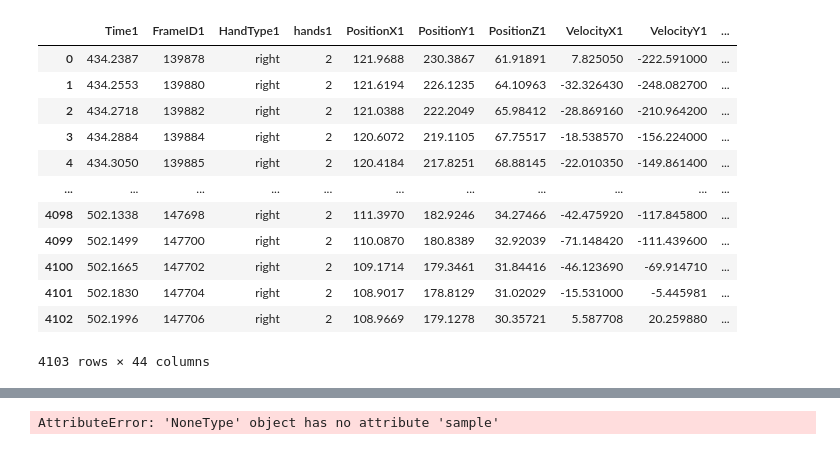
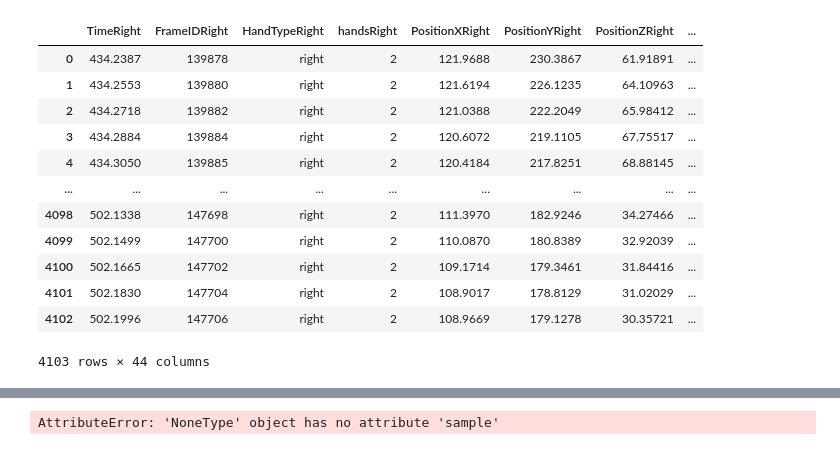
Before and after one commit to noamya-sh/Final-project-SemesterB, a Jupyter notebook: Hands-state.ipynb, the cells around one changed output, grey strips where cells are left out. Cells and saved outputs as stored; diff of their text form; code cells hidden in the pictures.

```diff
--- a/Hands-state.ipynb
+++ b/Hands-state.ipynb
@@ -27,22 +115,22 @@ df=df[df.Time> x+7]
-# %%
-# for i in df.iloc[:, 1]:
-
-df_right=df[df.iloc[:, 2]=='right'].reset_index(drop=True)
-df_left=df[df.iloc[:, 2]=='left'].reset_index(drop=True)
-df2=pd.merge(df_right, df_left, left_index=True, right_index=True)
-df2.columns=[c.replace('_x', '1').replace('_y', '2') for c in df2.columns]
-df2
-# %% [output]
-|  | Time1 | FrameID1 | HandType1 | hands1 | PositionX1 | PositionY1 | PositionZ1 | VelocityX1 | VelocityY1 | ... |
-| 0 | 434.2387 | 139878 | right | 2 | 121.9688 | 230.3867 | 61.91891 | 7.825050 | -222.591000 | ... |
-| 1 | 434.2553 | 139880 | right | 2 | 121.6194 | 226.1235 | 64.10963 | -32.326430 | -248.082700 | ... |
-| 2 | 434.2718 | 139882 | right | 2 | 121.0388 | 222.2049 | 65.98412 | -28.869160 | -210.964200 | ... |
-| 3 | 434.2884 | 139884 | right | 2 | 120.6072 | 219.1105 | 67.75517 | -18.538570 | -156.224000 | ... |
-| 4 | 434.3050 | 139885 | right | 2 | 120.4184 | 217.8251 | 68.88145 | -22.010350 | -149.861400 | ... |
-| ... | ... | ... | ... | ... | ... | ... | ... | ... | ... | ... |
-| 4098 | 502.1338 | 147698 | right | 2 | 111.3970 | 182.9246 | 34.27466 | -42.475920 | -117.845800 | ... |
-| 4099 | 502.1499 | 147700 | right | 2 | 110.0870 | 180.8389 | 32.92039 | -71.148420 | -111.439600 | ... |
-| 4100 | 502.1665 | 147702 | right | 2 | 109.1714 | 179.3461 | 31.84416 | -46.123690 | -69.914710 | ... |
-| 4101 | 502.1830 | 147704 | right | 2 | 108.9017 | 178.8129 | 31.02029 | -15.531000 | -5.445981 | ... |
-| 4102 | 502.1996 | 147706 | right | 2 | 108.9669 | 179.1278 | 30.35721 | 5.587708 | 20.259880 | ... |
-4103 rows × 44 columns
+# %%
+# for i in df.iloc[:, 1]:
+
+df_right=df[df.iloc[:, 2]=='right'].reset_index(drop=True)
+df_left=df[df.iloc[:, 2]=='left'].reset_index(drop=True)
+df2=pd.merge(df_right, df_left, left_index=True, right_index=True)
+df2.columns=[c.replace('_x', 'Right').replace('_y', 'Left') for c in df2.columns]
+df2
+# %% [output]
+|  | TimeRight | FrameIDRight | HandTypeRight | handsRight | PositionXRight | PositionYRight | PositionZRight | ... |
+| 0 | 434.2387 | 139878 | right | 2 | 121.9688 | 230.3867 | 61.91891 | ... |
+| 1 | 434.2553 | 139880 | right | 2 | 121.6194 | 226.1235 | 64.10963 | ... |
+| 2 | 434.2718 | 139882 | right | 2 | 121.0388 | 222.2049 | 65.98412 | ... |
+| 3 | 434.2884 | 139884 | right | 2 | 120.6072 | 219.1105 | 67.75517 | ... |
+| 4 | 434.3050 | 139885 | right | 2 | 120.4184 | 217.8251 | 68.88145 | ... |
+| ... | ... | ... | ... | ... | ... | ... | ... | ... |
+| 4098 | 502.1338 | 147698 | right | 2 | 111.3970 | 182.9246 | 34.27466 | ... |
+| 4099 | 502.1499 | 147700 | right | 2 | 110.0870 | 180.8389 | 32.92039 | ... |
+| 4100 | 502.1665 | 147702 | right | 2 | 109.1714 | 179.3461 | 31.84416 | ... |
+| 4101 | 502.1830 | 147704 | right | 2 | 108.9017 | 178.8129 | 31.02029 | ... |
+| 4102 | 502.1996 | 147706 | right | 2 | 108.9669 | 179.1278 | 30.35721 | ... |
+4103 rows × 44 columns
```
Also changed, not shown: parts of 10 cells of this notebook.
